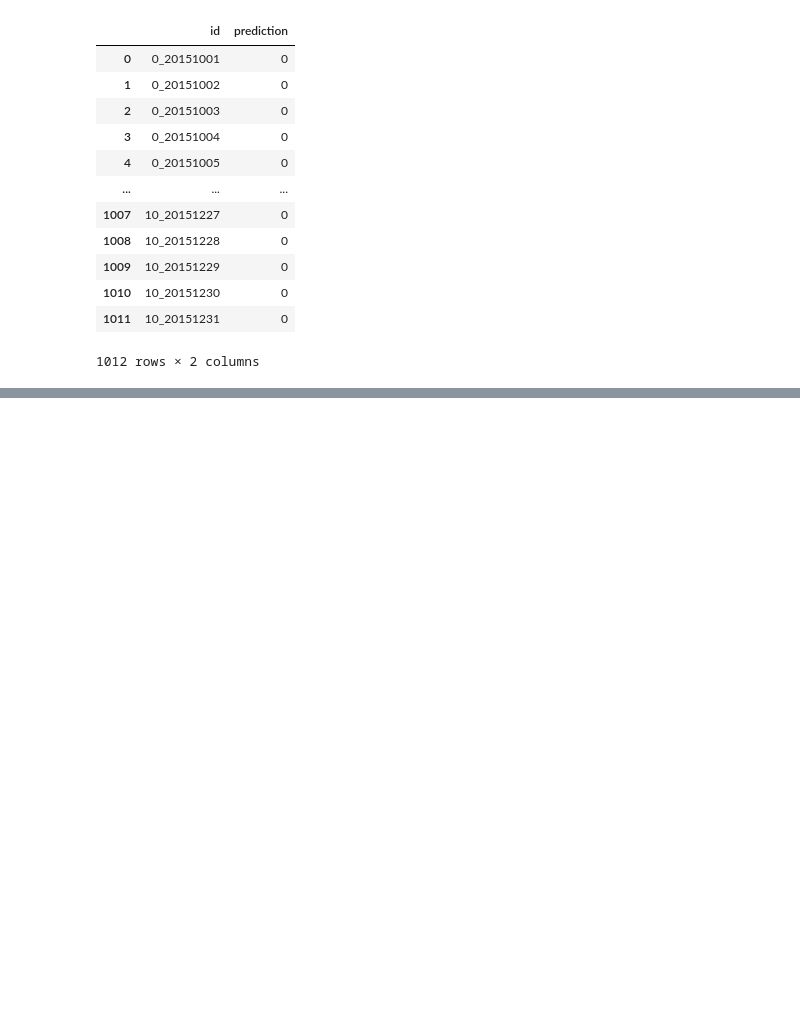
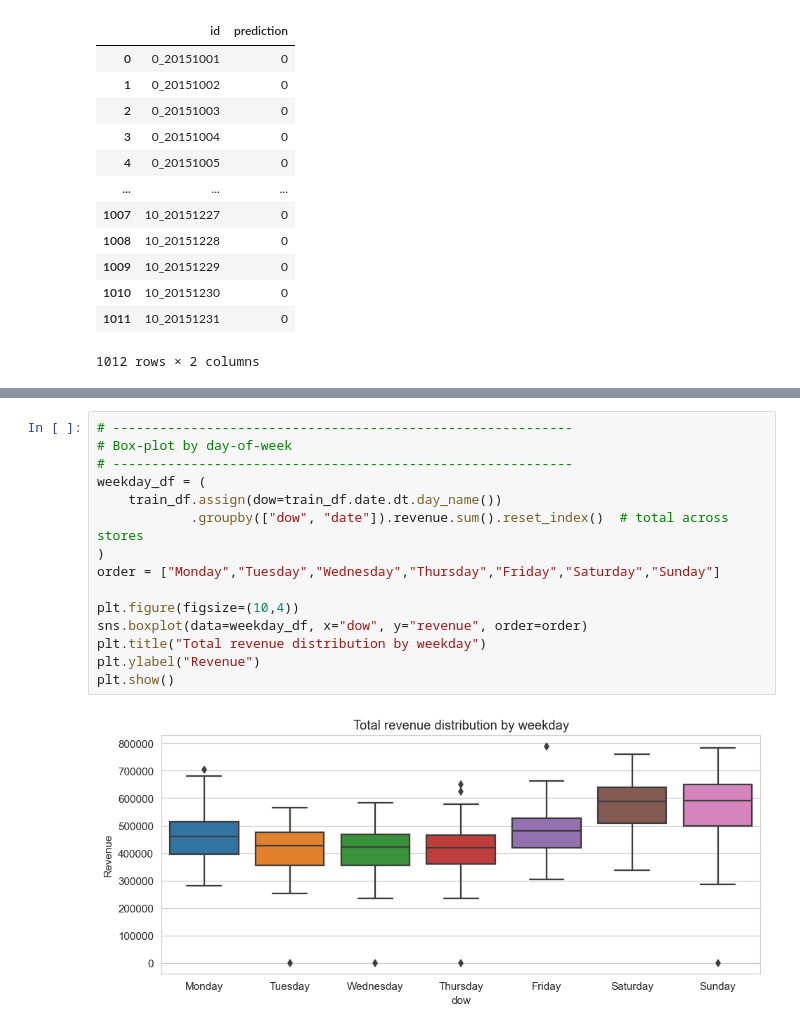
Before and after one commit to yuvala4/ADV_ML_Comp, a Jupyter notebook: Comp_ADV_ML.ipynb, the cells around one changed output, grey strips where cells are left out. Cells and saved outputs as stored; diff of their text form; blank space fills up the shorter version.

```diff
--- a/Comp_ADV_ML.ipynb
+++ b/Comp_ADV_ML.ipynb
@@ -152,0 +226,17 @@ def rmse(y_true, y_pred):
+# %%
+# -----------------------------------------------------------
+# Box-plot by day-of-week
+# -----------------------------------------------------------
+weekday_df = (
+    train_df.assign(dow=train_df.date.dt.day_name())
+            .groupby(["dow", "date"]).revenue.sum().reset_index()  # total across stores
+)
+order = ["Monday","Tuesday","Wednesday","Thursday","Friday","Saturday","Sunday"]
+
+plt.figure(figsize=(10,4))
+sns.boxplot(data=weekday_df, x="dow", y="revenue", order=order)
+plt.title("Total revenue distribution by weekday")
+plt.ylabel("Revenue")
+plt.show()
+# %% [output]
+[figure, added]
```
Also changed, not shown: parts of 24 cells of this notebook.
